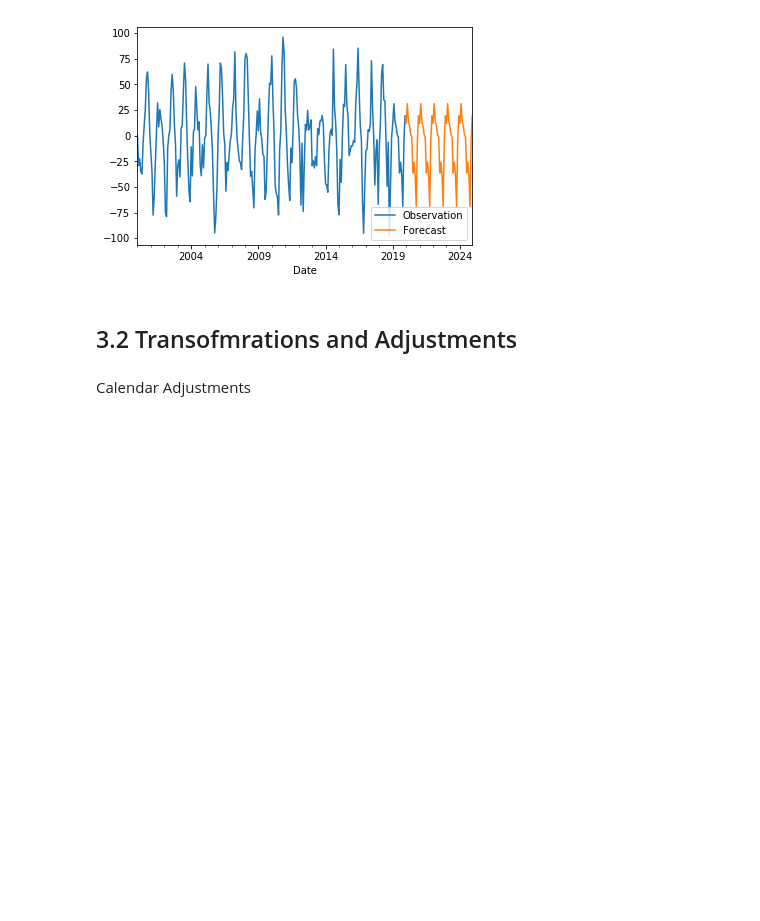
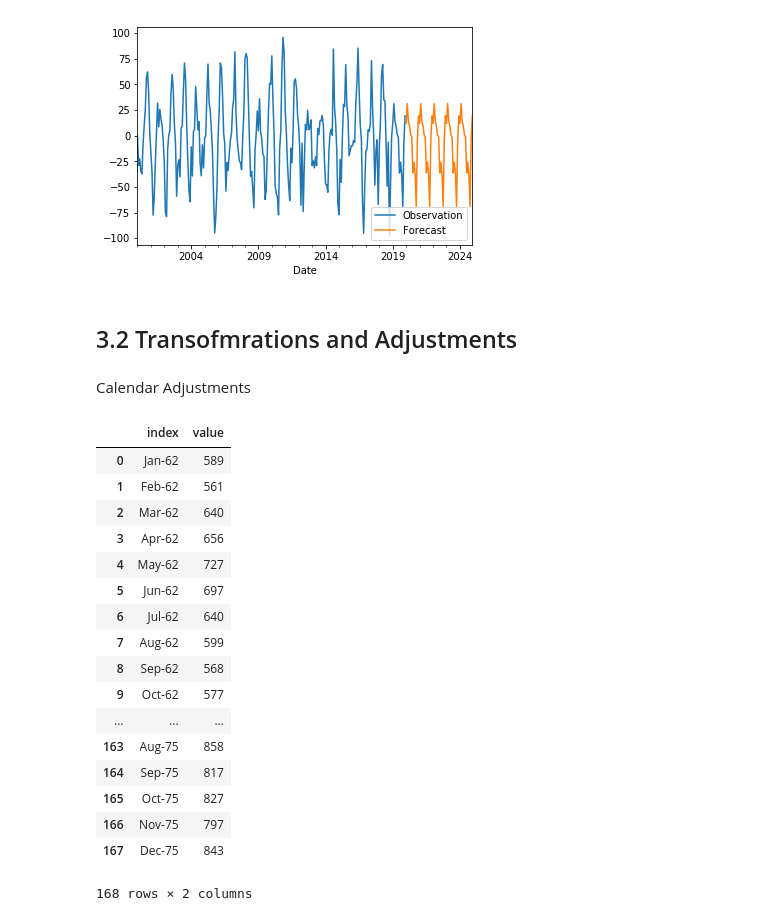
Before and after one commit to robahall/tswalkthrough, a Jupyter notebook: notebooks/2.0_rah_time_forecasters_toolbox.ipynb, the cells around one changed output. Drawn from its saved outputs; the diff is of its cells as text; code cells hidden in the pictures; blank space fills up the shorter version.

```diff
--- a/notebooks/2.0_rah_time_forecasters_toolbox.ipynb
+++ b/notebooks/2.0_rah_time_forecasters_toolbox.ipynb
@@ -142,0 +145,21 @@ Calendar Adjustments
+# %%
+milk
+# %% [output]
+|  | index | value |
+| 0 | Jan-62 | 589 |
+| 1 | Feb-62 | 561 |
+| 2 | Mar-62 | 640 |
+| 3 | Apr-62 | 656 |
+| 4 | May-62 | 727 |
+| 5 | Jun-62 | 697 |
+| 6 | Jul-62 | 640 |
+| 7 | Aug-62 | 599 |
+| 8 | Sep-62 | 568 |
+| 9 | Oct-62 | 577 |
+| ... | ... | ... |
+| 163 | Aug-75 | 858 |
+| 164 | Sep-75 | 817 |
+| 165 | Oct-75 | 827 |
+| 166 | Nov-75 | 797 |
+| 167 | Dec-75 | 843 |
+168 rows × 2 columns
```
Also changed, not shown: parts of 4 cells of this notebook.
